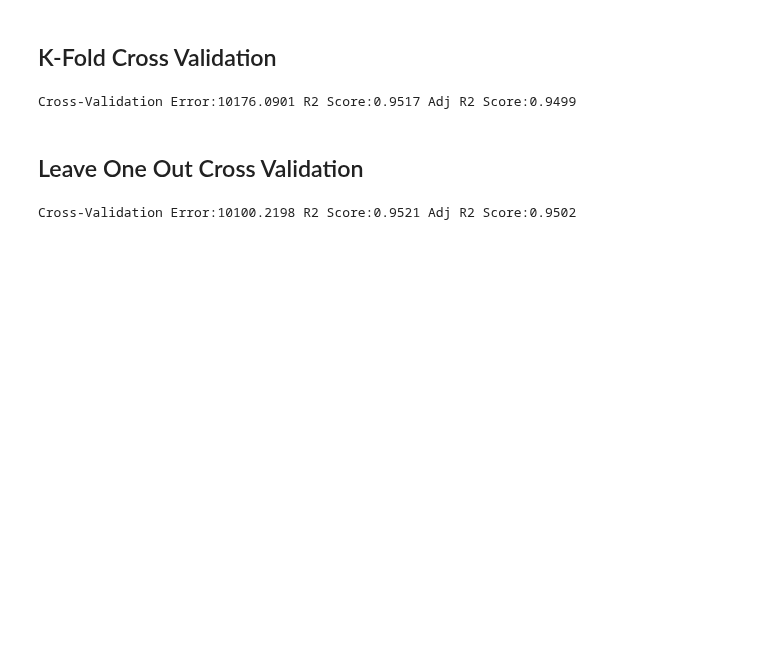
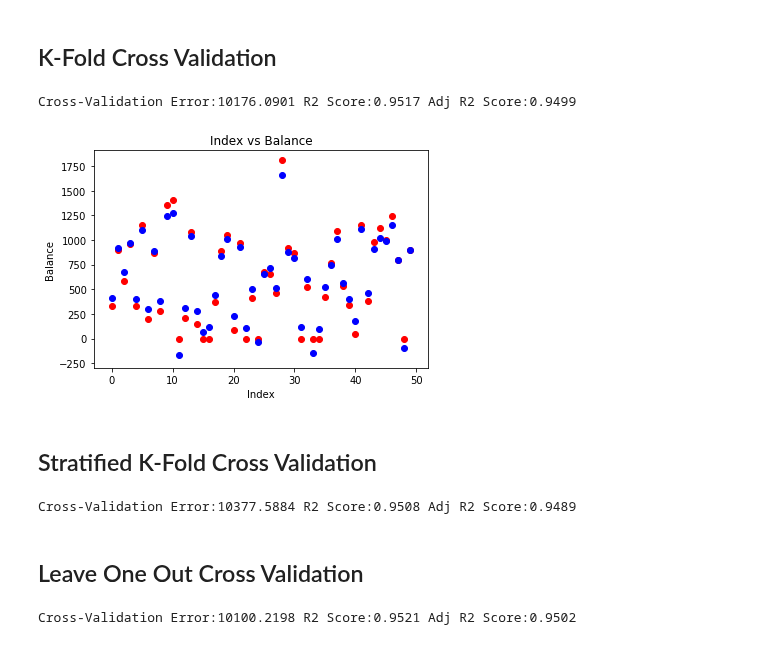
Before and after one commit to rparthas/data, a Jupyter notebook: StatLearning/6.Subset.ipynb, the cells around one changed output. Cells and saved outputs as stored; diff of their text form; code cells hidden in the pictures; blank space fills up the shorter version.

```diff
--- a/StatLearning/6.Subset.ipynb
+++ b/StatLearning/6.Subset.ipynb
@@ -55,5 +67,29 @@ print(f"Cross-Validation Error:{abs(score.mean()):.4f} R2 Score:{r2:.4f} Adj R2
 # %% [output]
 Cross-Validation Error:10176.0901 R2 Score:0.9517 Adj R2 Score:0.9499
+# %%
+import matplotlib.pyplot as plot
+t = range(50)
+plot.scatter(t, y[0:50], color = 'red')
+plot.scatter(t, y_pred[0:50], color = 'blue')
+plot.title('Index vs Balance')
+plot.xlabel('Index')
+plot.ylabel('Balance')
+plot.show()
+# %% [output]
+[figure, added]
+# %% [markdown]
+## Stratified K-Fold Cross Validation
+# %%
+from sklearn.model_selection import cross_val_score,cross_val_predict,StratifiedKFold
+sf = StratifiedKFold(n_splits=2)
+model = LinearRegression()
+score = cross_val_score(model,X=X,y=y,cv=sf,scoring='neg_mean_squared_error')
+y_pred = cross_val_predict(model, X, y, cv=sf)
+from sklearn.metrics import r2_score
+r2 =r2_score(y, y_pred)
+print(f"Cross-Validation Error:{abs(score.mean()):.4f} R2 Score:{r2:.4f} Adj R2 Score:{adj_r2(r2,X.shape[0],X.shape[1]):.4f}")
+# %% [output]
+Cross-Validation Error:10377.5884 R2 Score:0.9508 Adj R2 Score:0.9489
 # %% [markdown]
 ## Leave One Out Cross Validation
 # %%
```
Also changed, not shown: parts of 6 cells of this notebook, 3 other files.
